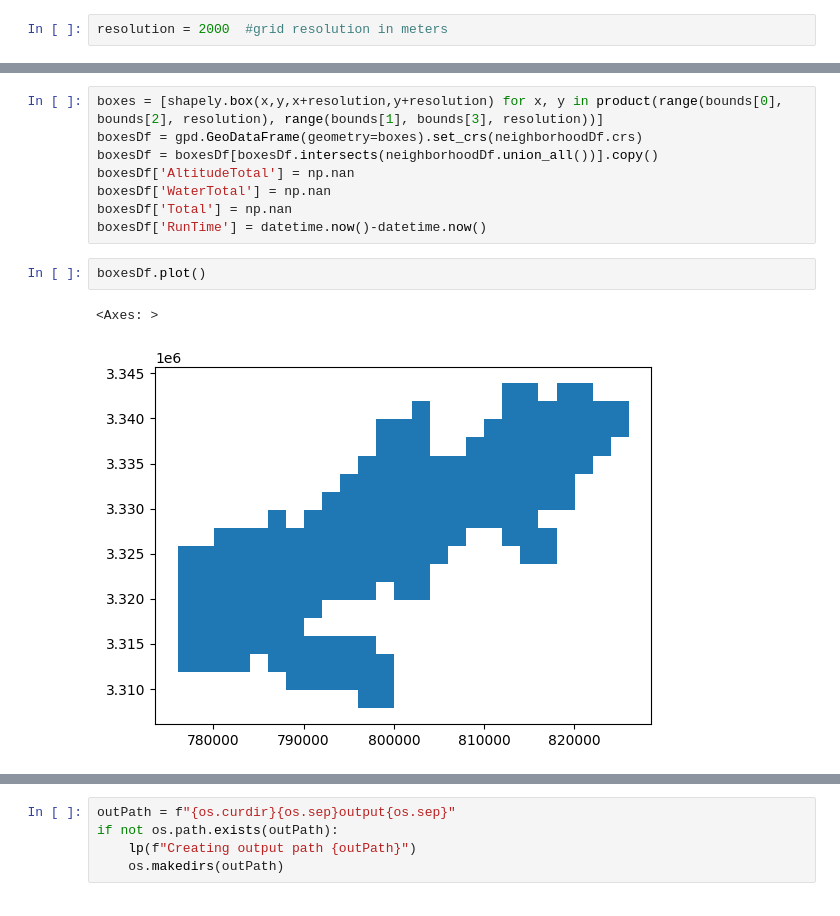
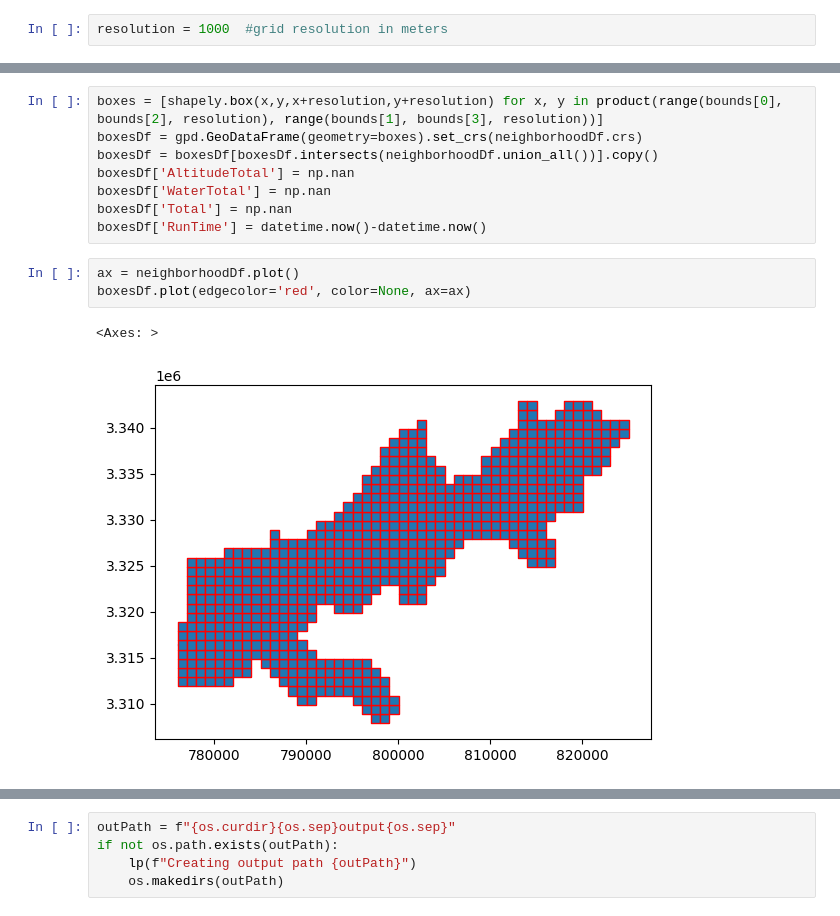
Before and after one commit to GarysCorner/NewOrleansElevation, a Jupyter notebook: ProcessLidar.ipynb, the cells around one changed output, grey strips where cells are left out. Cells and saved outputs as stored; diff of their text form.

```diff
--- a/ProcessLidar.ipynb
+++ b/ProcessLidar.ipynb
@@ -13,7 +13,7 @@ import pyproj
 import re
 import pyspark
 # %%
-resolution = 2000  #grid resolution in meters
+resolution = 1000  #grid resolution in meters
 # %%
 def lp(v):
     print(f"[{datetime.now()}] {v}")
@@ -68,10 +66,11 @@ boxesDf['WaterTotal'] = np.nan
 boxesDf['Total'] = np.nan
 boxesDf['RunTime'] = datetime.now()-datetime.now()
 # %%
-boxesDf.plot()
+ax = neighborhoodDf.plot()
+boxesDf.plot(edgecolor='red', color=None, ax=ax)
 # %% [output]
 <Axes: >
-[figure, old version]
+[figure, new version]
 # %%
 wgsToUTM = pyproj.transformer.Transformer.from_crs(crs_from=pyproj.CRS.from_string('WGS84'), crs_to=neighborhoodDf.crs)
 meridianReg = re.compile(r'PARAMETER\["central_meridian",\-([0-9]{2})\]')
```
Also changed, not shown: parts of 11 cells of this notebook.
